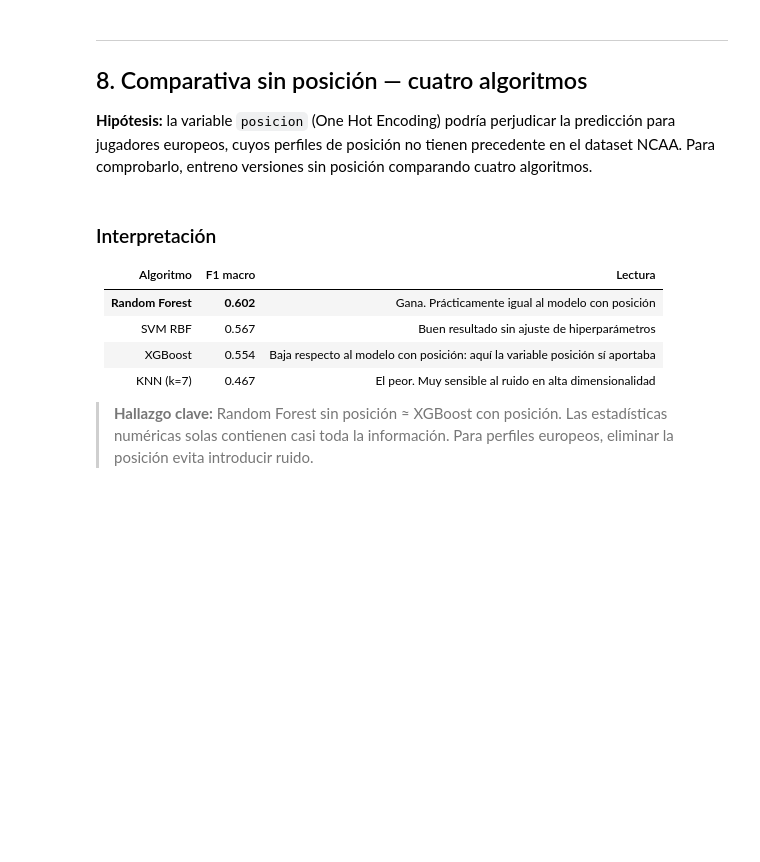
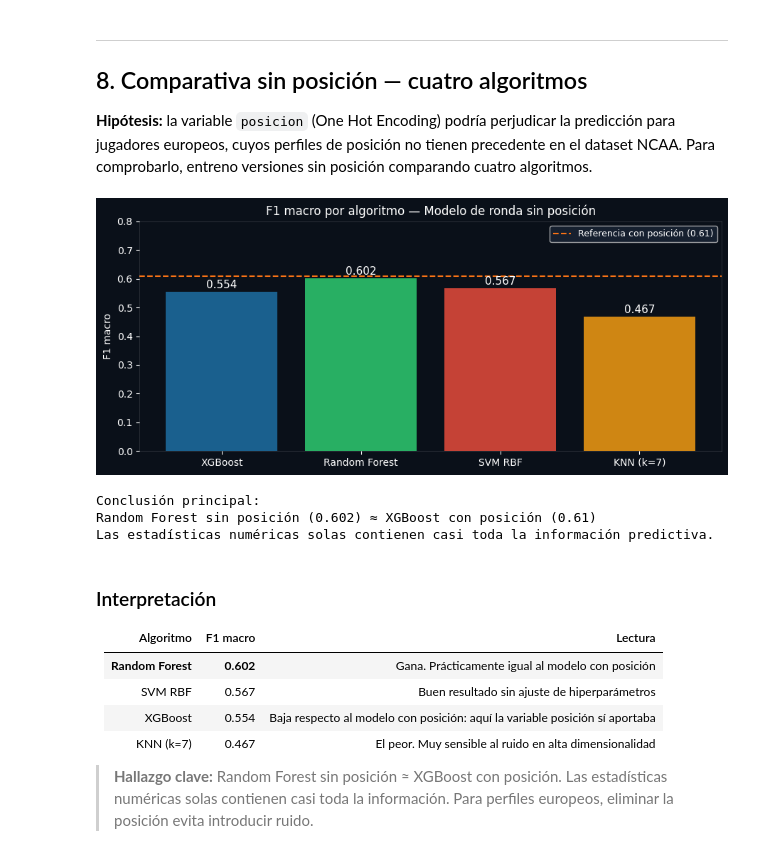
Before and after one commit to RobertoCantero82/nba-draft-2026-prediccion, a Jupyter notebook: notebooks/memoria.ipynb, the cells around one changed output. Cells and saved outputs as stored; diff of their text form; code cells hidden in the pictures; blank space fills up the shorter version.

```diff
--- a/notebooks/memoria.ipynb
+++ b/notebooks/memoria.ipynb
@@ -421,8 +433,8 @@ plt.show()
 El segundo modelo predice el **rango exacto de pick** entre 7 clases (1-10, 11-20, 21-30, 31-40, 41-50, 51-60, ND). Es un problema mucho más difícil: 7 clases con desbalanceo extremo y solo 93–108 jugadores por rango en todo el dataset.
 # %%
 # cargo el modelo de rango y evalúo sus métricas
-modelo_rango = joblib.load("../../pkl/modelos/xgb_rango_balanceado.pkl")
-le_rango     = joblib.load("../../pkl/preprocesado/le_rango.pkl")
+modelo_rango = joblib.load("../pkl/modelos/xgb_rango_balanceado.pkl")
+le_rango     = joblib.load("../pkl/preprocesado/le_rango.pkl")
 
 y_rango = le_rango.transform(ncaa["rango_pick"])
 
@@ -450,37 +479,42 @@ print(f"F1 macro: {f1_score(y_test_r, y_pred_r, average='macro'):.4f}")
 **Hipótesis:** la variable `posicion` (One Hot Encoding) podría perjudicar la predicción para jugadores europeos, cuyos perfiles de posición no tienen precedente en el dataset NCAA. Para comprobarlo, entreno versiones sin posición comparando cuatro algoritmos.
 # %%
 # cargo el mejor modelo sin posición (Random Forest)
-modelo_ronda_sp = joblib.load("../../pkl/modelos/modelo_ronda_sin_posicion.pkl")
+modelo_ronda_sp = joblib.load("../pkl/modelos/modelo_ronda_sin_posicion.pkl")
 
 # los resultados de F1 macro obtenidos al entrenar los cuatro algoritmos
 modelos_nombres = ["XGBoost", "Random Forest", "SVM RBF", "KNN (k=7)"]
 f1_macros_ronda = [0.5541, 0.6016, 0.5671, 0.4671]
 f1_referencia   = 0.61
 
 colores_mod = ["#1d6fa4", "#2ecc71", "#e74c3c", "#f39c12"]
 
 fig, ax = plt.subplots(figsize=(9, 4))
 fig.patch.set_facecolor("#0a1019")
 ax.set_facecolor("#0a1019")
 
 barras = ax.bar(modelos_nombres, f1_macros_ronda, color=colores_mod, alpha=0.85)
 for b, v in zip(barras, f1_macros_ronda):
     ax.text(b.get_x() + b.get_width()/2, b.get_height() + 0.005,
             f"{v:.3f}", ha="center", va="bottom", color="white", fontsize=11)
 ax.axhline(y=f1_referencia, color="#f97316", linestyle="--", linewidth=1.5,
            label=f"Referencia con posición ({f1_referencia})")
 ax.set_ylim(0, 0.8)
 ax.set_ylabel("F1 macro", color="white")
 ax.set_title("F1 macro por algoritmo — Modelo de ronda sin posición", color="white", fontsize=12)
 ax.tick_params(colors="white")
 ax.legend(facecolor="#1a2535", labelcolor="white", fontsize=9)
 for spine in ax.spines.values(): spine.set_edgecolor("#ffffff22")
 plt.tight_layout()
 plt.show()
 
 print("Conclusión principal:")
 print("Random Forest sin posición (0.602) ≈ XGBoost con posición (0.61)")
 print("Las estadísticas numéricas solas contienen casi toda la información predictiva.")
+# %% [output]
+[figure, added]
+Conclusión principal:
+Random Forest sin posición (0.602) ≈ XGBoost con posición (0.61)
+Las estadísticas numéricas solas contienen casi toda la información predictiva.
 # %% [markdown]
 ### Interpretación
 
```
Also changed, not shown: parts of 5 cells of this notebook, 6 other files.
